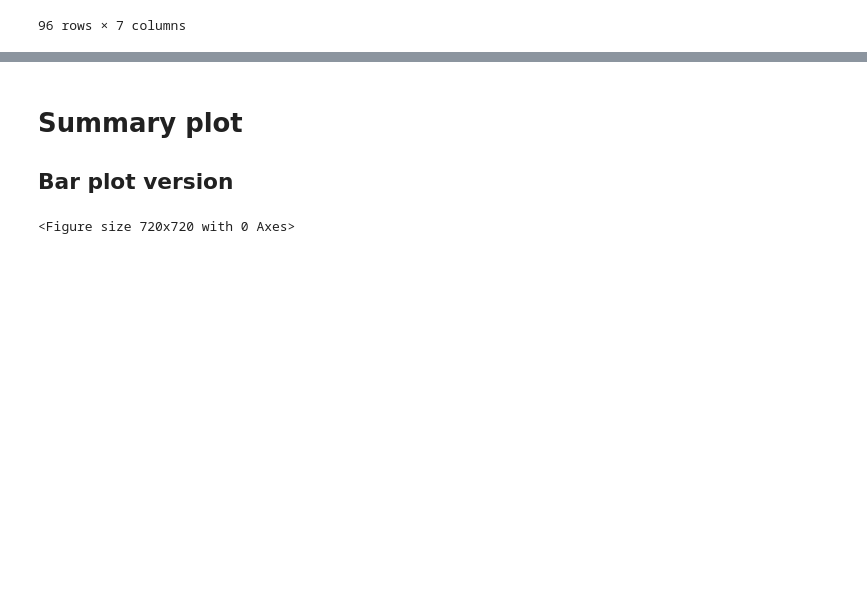
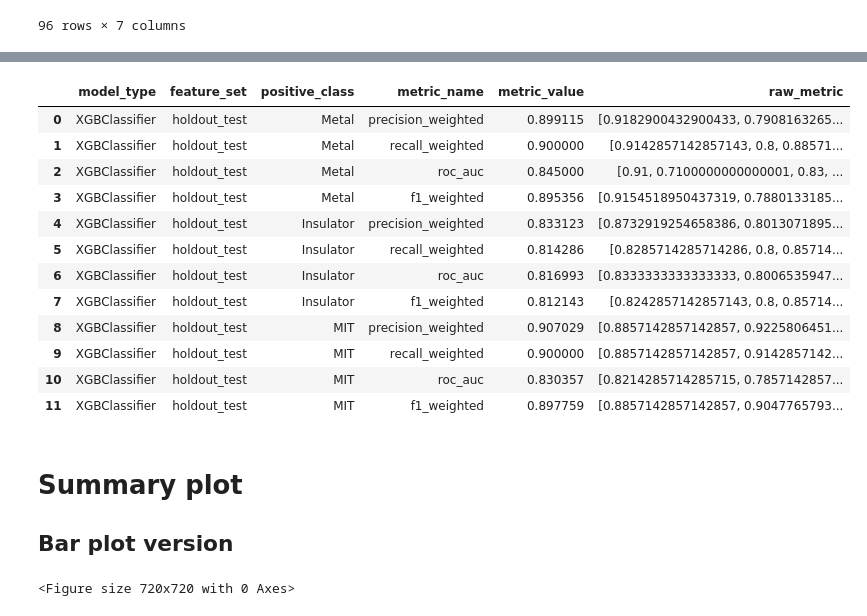
Before and after one commit to rpw199912j/mit_model_code, a Jupyter notebook: notebooks/model_comparison.ipynb, the cells around one changed output, grey strips where cells are left out. Saved outputs shown, nothing was run; the diff lists cells and outputs as text; code cells hidden in the pictures; blank space fills up the shorter version.

```diff
--- a/notebooks/model_comparison.ipynb
+++ b/notebooks/model_comparison.ipynb
@@ -56,6 +57,24 @@ df_reduced_metrics
 | 9 | XGBClassifier | Reduced | MIT | recall_weighted | 0.884058 | 0.001705 | [0.8823529411764706, 0.8840579710... |
 | 10 | XGBClassifier | Reduced | MIT | roc_auc | 0.903247 | 0.030145 | [0.8818181818181818, 0.8713286713... |
 | 11 | XGBClassifier | Reduced | MIT | f1_weighted | 0.878532 | 0.006235 | [0.8737217374988273, 0.8806338588... |
+# %%
+df_split_metrics = pd.read_excel(TRAIN_TEST_SPLIT_PATH)
+df_split_metrics["raw_metric"] = pd.eval(df_split_metrics["raw_metric"])
+df_split_metrics
+# %% [output]
+|  | model_type | feature_set | positive_class | metric_name | metric_value | raw_metric |
+| 0 | XGBClassifier | holdout_test | Metal | precision_weighted | 0.899115 | [0.9182900432900433, 0.7908163265... |
+| 1 | XGBClassifier | holdout_test | Metal | recall_weighted | 0.900000 | [0.9142857142857143, 0.8, 0.88571... |
+| 2 | XGBClassifier | holdout_test | Metal | roc_auc | 0.845000 | [0.91, 0.7100000000000001, 0.83, ... |
+| 3 | XGBClassifier | holdout_test | Metal | f1_weighted | 0.895356 | [0.9154518950437319, 0.7880133185... |
+| 4 | XGBClassifier | holdout_test | Insulator | precision_weighted | 0.833123 | [0.8732919254658386, 0.8013071895... |
+| 5 | XGBClassifier | holdout_test | Insulator | recall_weighted | 0.814286 | [0.8285714285714286, 0.8, 0.85714... |
+| 6 | XGBClassifier | holdout_test | Insulator | roc_auc | 0.816993 | [0.8333333333333333, 0.8006535947... |
+| 7 | XGBClassifier | holdout_test | Insulator | f1_weighted | 0.812143 | [0.8242857142857143, 0.8, 0.85714... |
+| 8 | XGBClassifier | holdout_test | MIT | precision_weighted | 0.907029 | [0.8857142857142857, 0.9225806451... |
+| 9 | XGBClassifier | holdout_test | MIT | recall_weighted | 0.900000 | [0.8857142857142857, 0.9142857142... |
+| 10 | XGBClassifier | holdout_test | MIT | roc_auc | 0.830357 | [0.8214285714285715, 0.7857142857... |
+| 11 | XGBClassifier | holdout_test | MIT | f1_weighted | 0.897759 | [0.8857142857142857, 0.9047765793... |
 # %% [markdown]
 # Summary plot
 
```
Also changed, not shown: parts of 5 cells of this notebook, 6 other files.
